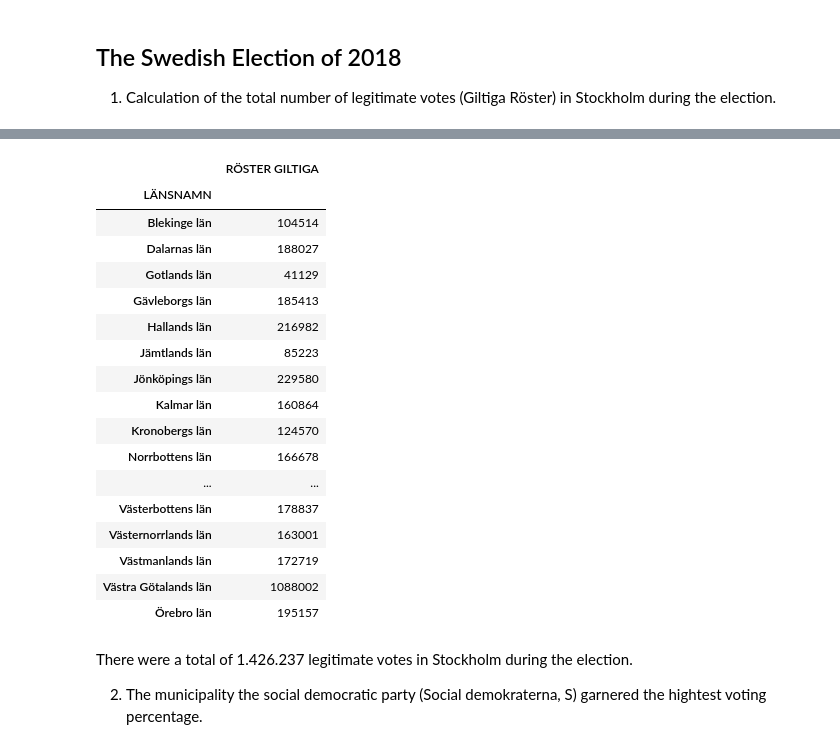
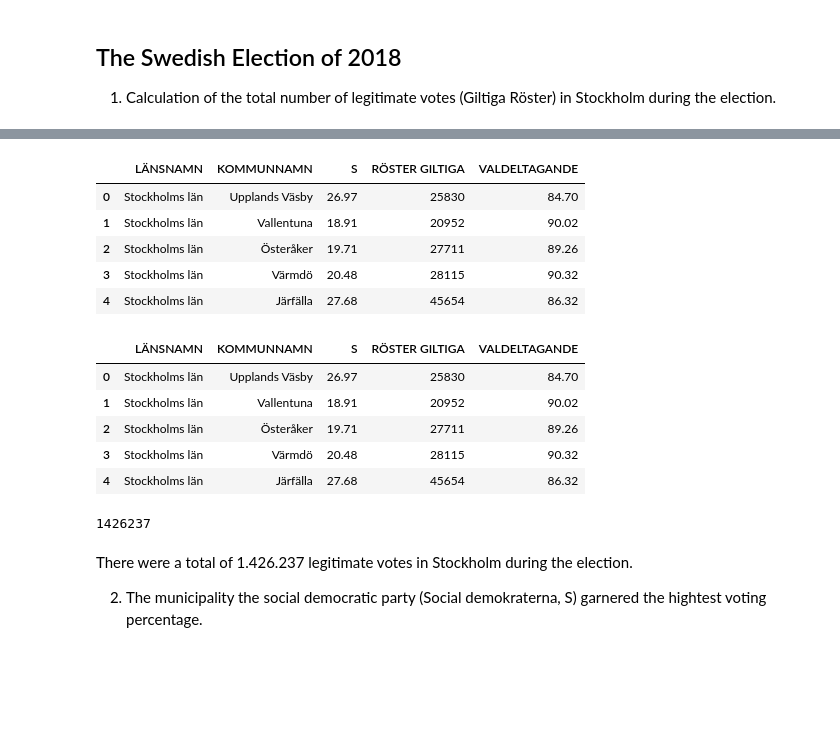
Before and after one commit to nihe6187/su-mt4007, a Jupyter notebook: HW1/HW2.ipynb, the cells around one changed output, grey strips where cells are left out. Cells and saved outputs as stored; diff of their text form; code cells hidden in the pictures; blank space fills up the shorter version.

```diff
--- a/HW1/HW2.ipynb
+++ b/HW1/HW2.ipynb
@@ -59,7 +88,7 @@ An interesting aspect of the data is that the price of an apartment seems unaffe
 1. Calculation of the total number of legitimate votes (Giltiga Röster) in Stockholm during the election.
 # %%
 local_file_path = "/Users/nicholas/su-mt4007/HW2/2018_R_per_kommun.csv"
-df = pd.read_csv(local_file_path, sep = ';')
+df = pd.read_csv(local_file_path, sep = ';', decimal = ",")
 df.head(6)
 # %% [output]
 |  | LÄNSKOD | KOMMUNKOD | LÄNSNAMN | KOMMUNNAMN | M | C | L | KD | S | V | ... |
@@ -72,27 +101,30 @@ df.head(6)
 6 rows × 45 columns
 # %%
-# Get the total number by grouping.
-grouped_df = cleaned_df.groupby("LÄNSNAMN").sum()
-grouped_df.head(20)
+# Select.
+cleaned_df = df[["LÄNSNAMN", "KOMMUNNAMN", "S", "RÖSTER GILTIGA", "VALDELTAGANDE"]]
+cleaned_df.head(5)
 # %% [output]
-|  | RÖSTER GILTIGA |
-| LÄNSNAMN |  |
-| Blekinge län | 104514 |
-| Dalarnas län | 188027 |
-| Gotlands län | 41129 |
-| Gävleborgs län | 185413 |
-| Hallands län | 216982 |
-| Jämtlands län | 85223 |
-| Jönköpings län | 229580 |
-| Kalmar län | 160864 |
-| Kronobergs län | 124570 |
-| Norrbottens län | 166678 |
-| ... | ... |
-| Västerbottens län | 178837 |
-| Västernorrlands län | 163001 |
-| Västmanlands län | 172719 |
-| Västra Götalands län | 1088002 |
-| Örebro län | 195157 |
+|  | LÄNSNAMN | KOMMUNNAMN | S | RÖSTER GILTIGA | VALDELTAGANDE |
+| 0 | Stockholms län | Upplands Väsby | 26.97 | 25830 | 84.70 |
+| 1 | Stockholms län | Vallentuna | 18.91 | 20952 | 90.02 |
+| 2 | Stockholms län | Österåker | 19.71 | 27711 | 89.26 |
+| 3 | Stockholms län | Värmdö | 20.48 | 28115 | 90.32 |
+| 4 | Stockholms län | Järfälla | 27.68 | 45654 | 86.32 |
+# %%
+filtered_df = cleaned_df[cleaned_df["LÄNSNAMN"] == "Stockholms län"]
+filtered_df.head(5)
+# %% [output]
+|  | LÄNSNAMN | KOMMUNNAMN | S | RÖSTER GILTIGA | VALDELTAGANDE |
+| 0 | Stockholms län | Upplands Väsby | 26.97 | 25830 | 84.70 |
+| 1 | Stockholms län | Vallentuna | 18.91 | 20952 | 90.02 |
+| 2 | Stockholms län | Österåker | 19.71 | 27711 | 89.26 |
+| 3 | Stockholms län | Värmdö | 20.48 | 28115 | 90.32 |
+| 4 | Stockholms län | Järfälla | 27.68 | 45654 | 86.32 |
+# %%
+legitimate_votes = filtered_df["RÖSTER GILTIGA"].sum()
+print(legitimate_votes)
+# %% [output]
+1426237
 # %% [markdown]
 There were a total of 1.426.237 legitimate votes in Stockholm during the election.
 
```
Also changed, not shown: parts of 12 cells of this notebook.
